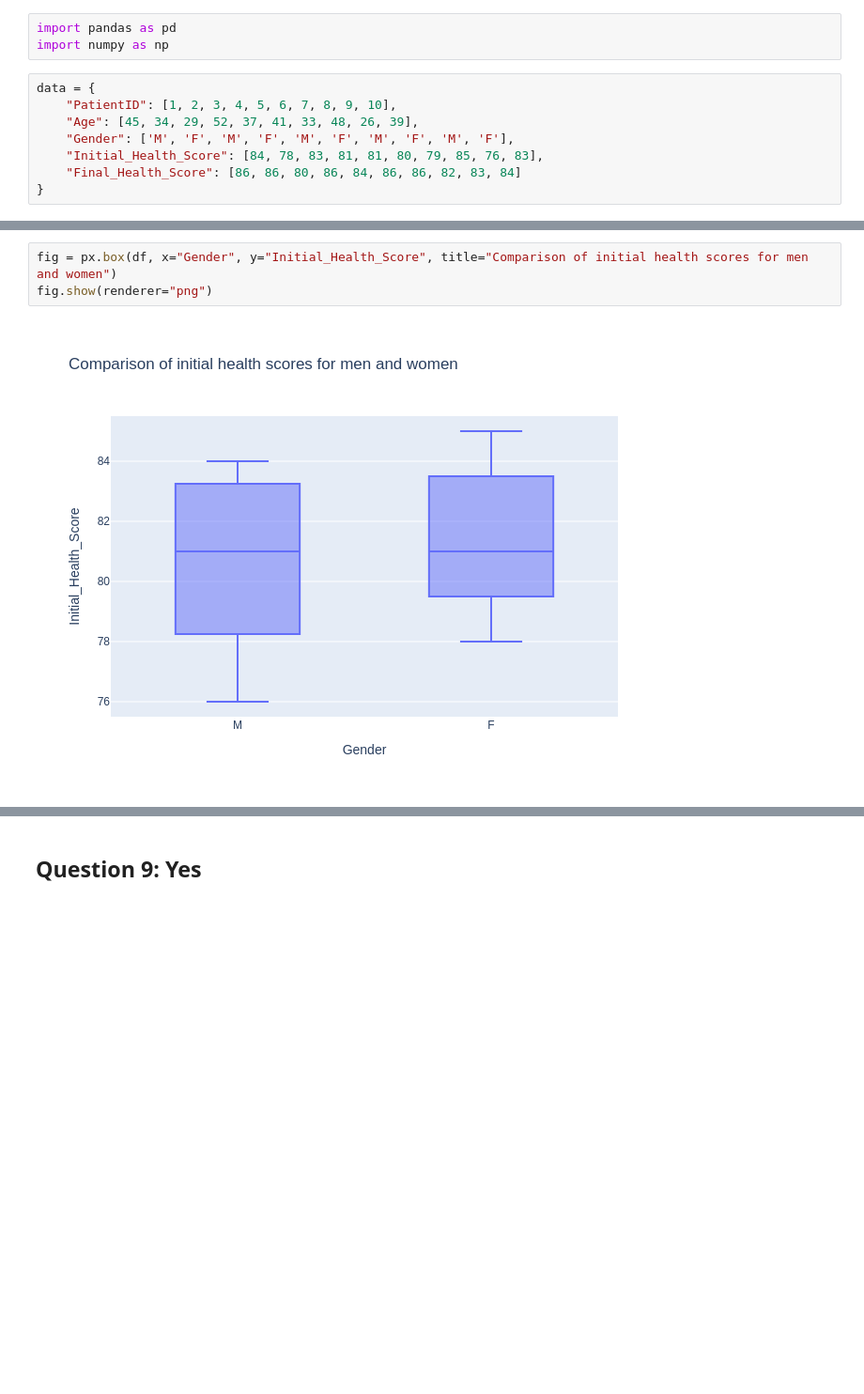
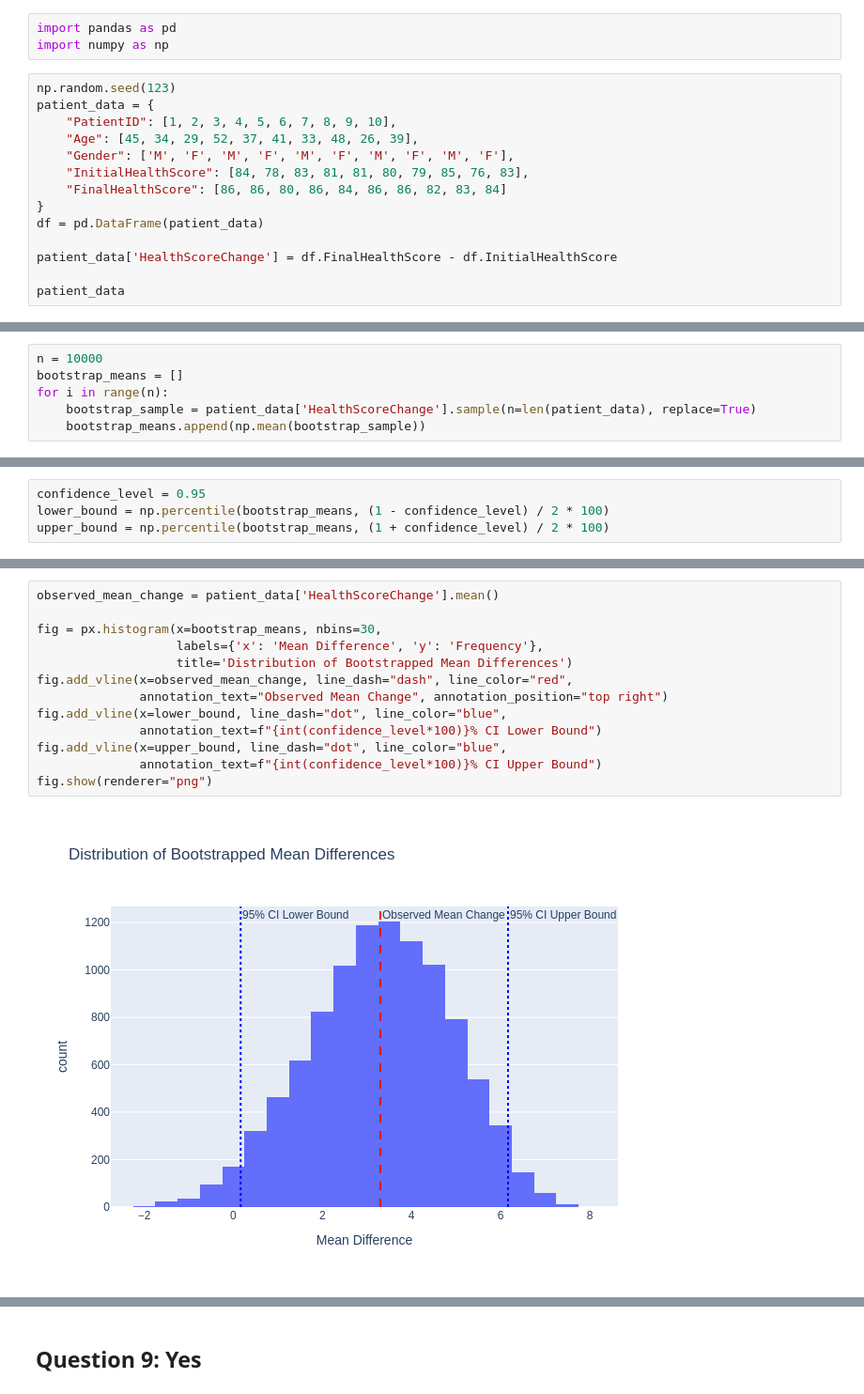
Before and after one commit to Zehao-Xu/HW_04, a Jupyter notebook: HW_04 .ipynb, the cells around one changed output, grey strips where cells are left out. Shown at 94% size. Cells and saved outputs as stored; diff of their text form; blank space fills up the shorter version.

```diff
--- a/HW_04 .ipynb
+++ b/HW_04 .ipynb
@@ -74,10 +74,16 @@ print(f"95% Bootstrap Confidence Interval for the Median: [{lower_bound}, {upper
 import pandas as pd
 import numpy as np
 # %%
-data = {
+np.random.seed(123)
+patient_data = {
     "PatientID": [1, 2, 3, 4, 5, 6, 7, 8, 9, 10],
     "Age": [45, 34, 29, 52, 37, 41, 33, 48, 26, 39],
     "Gender": ['M', 'F', 'M', 'F', 'M', 'F', 'M', 'F', 'M', 'F'],
-    "Initial_Health_Score": [84, 78, 83, 81, 81, 80, 79, 85, 76, 83],
-    "Final_Health_Score": [86, 86, 80, 86, 84, 86, 86, 82, 83, 84]
+    "InitialHealthScore": [84, 78, 83, 81, 81, 80, 79, 85, 76, 83],
+    "FinalHealthScore": [86, 86, 80, 86, 84, 86, 86, 82, 83, 84]
 }
+df = pd.DataFrame(patient_data)
+
+patient_data['HealthScoreChange'] = df.FinalHealthScore - df.InitialHealthScore
+
+patient_data
@@ -87,0 +107,6 @@ np.random.seed(123)
+# %%
+n = 10000
+bootstrap_means = []
+for i in range(n):
+    bootstrap_sample = patient_data['HealthScoreChange'].sample(n=len(patient_data), replace=True)
+    bootstrap_means.append(np.mean(bootstrap_sample))
@@ -88 +118,5 @@ np.random.seed(123)
+# %%
+confidence_level = 0.95
+lower_bound = np.percentile(bootstrap_means, (1 - confidence_level) / 2 * 100)
+upper_bound = np.percentile(bootstrap_means, (1 + confidence_level) / 2 * 100)
 # %%
@@ -94,5 +124,15 @@ import plotly.express as px
 # %%
-fig = px.box(df, x="Gender", y="Initial_Health_Score", title="Comparison of initial health scores for men and women")
+observed_mean_change = patient_data['HealthScoreChange'].mean()
+
+fig = px.histogram(x=bootstrap_means, nbins=30,
+                   labels={'x': 'Mean Difference', 'y': 'Frequency'},
+                   title='Distribution of Bootstrapped Mean Differences')
+fig.add_vline(x=observed_mean_change, line_dash="dash", line_color="red",
+              annotation_text="Observed Mean Change", annotation_position="top right")
+fig.add_vline(x=lower_bound, line_dash="dot", line_color="blue",
+              annotation_text=f"{int(confidence_level*100)}% CI Lower Bound")
+fig.add_vline(x=upper_bound, line_dash="dot", line_color="blue",
+              annotation_text=f"{int(confidence_level*100)}% CI Upper Bound")
 fig.show(renderer="png")
 # %% [output]
-[figure, old version]
+[figure, new version]
```
Also changed, not shown: parts of 7 cells of this notebook.
